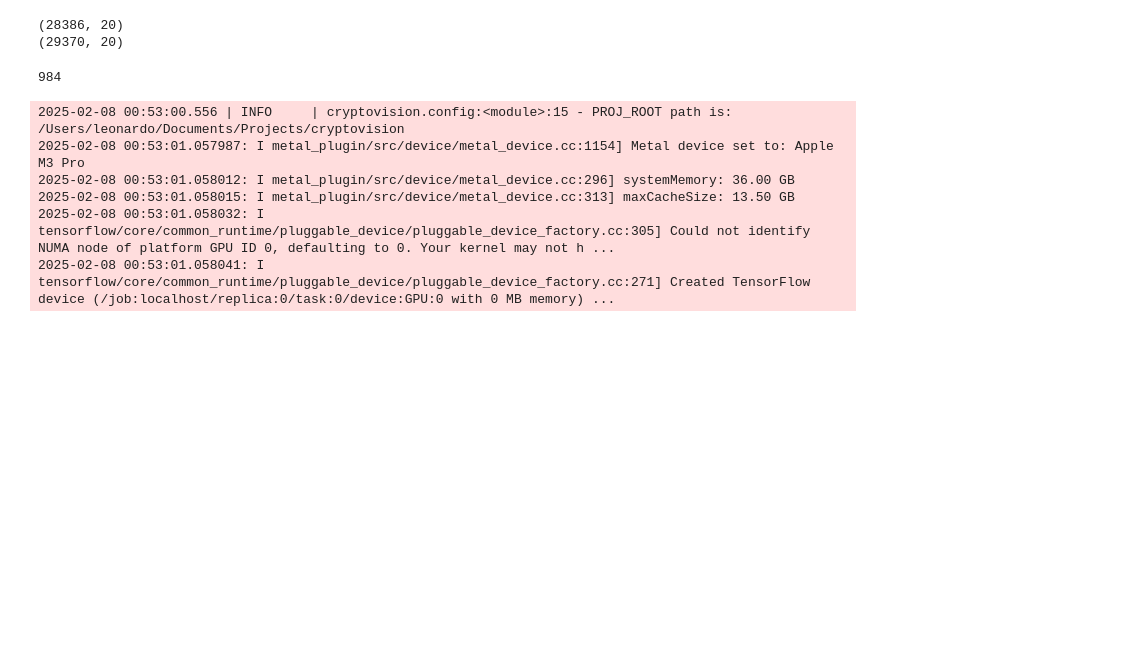
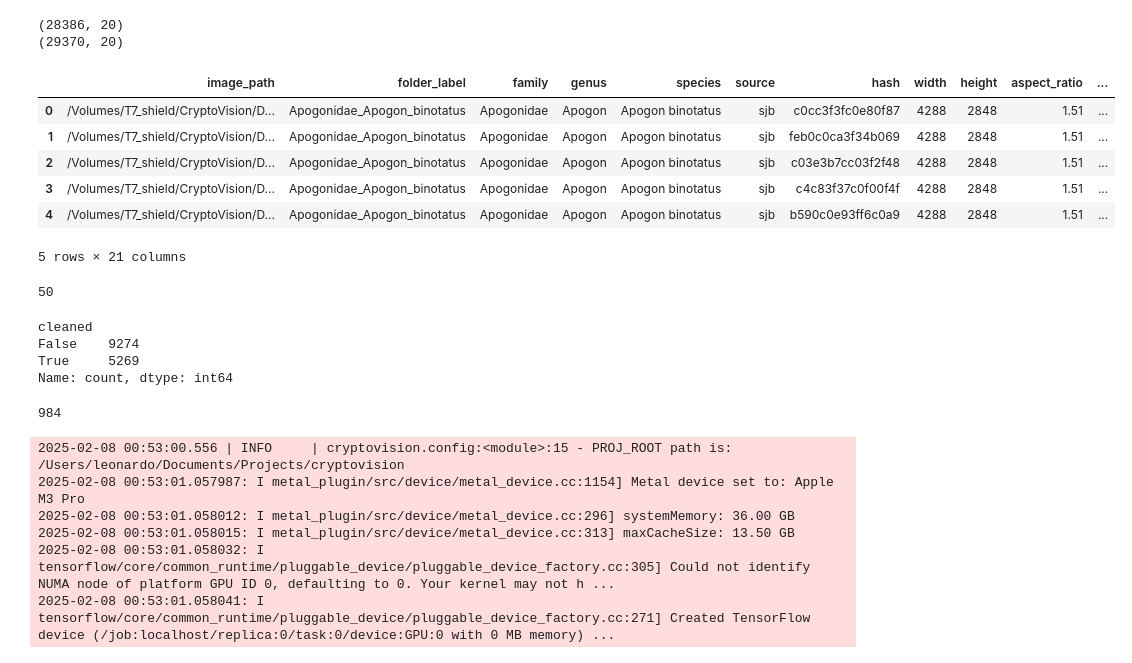
Before and after one commit to leonardo-reginato/cryptovision, a Jupyter notebook: notebooks/data_clean_effect.ipynb, the cells around one changed output. Drawn from its saved outputs; the diff is of its cells as text; code cells hidden in the pictures; blank space fills up the shorter version.

```diff
--- a/notebooks/data_clean_effect.ipynb
+++ b/notebooks/data_clean_effect.ipynb
@@ -37,3 +102,32 @@ print(df_og.shape)
+# %%
+def was_clean(sp, sp_list):
+    if sp in sp_list:
+        return True
+    else:
+        return False
+
+df_clean['cleaned'] = df_clean['folder_label'].apply(lambda x: was_clean(x, sp_list))
+
+df_clean.head()
+# %% [output]
+|  | image_path | folder_label | family | genus | species | source | hash | width | height | aspect_ratio | ... |
+| 0 | /Volumes/T7_shield/CryptoVision/D... | Apogonidae_Apogon_binotatus | Apogonidae | Apogon | Apogon binotatus | sjb | c0cc3f3fc0e80f87 | 4288 | 2848 | 1.51 | ... |
+| 1 | /Volumes/T7_shield/CryptoVision/D... | Apogonidae_Apogon_binotatus | Apogonidae | Apogon | Apogon binotatus | sjb | feb0c0ca3f34b069 | 4288 | 2848 | 1.51 | ... |
+| 2 | /Volumes/T7_shield/CryptoVision/D... | Apogonidae_Apogon_binotatus | Apogonidae | Apogon | Apogon binotatus | sjb | c03e3b7cc03f2f48 | 4288 | 2848 | 1.51 | ... |
+| 3 | /Volumes/T7_shield/CryptoVision/D... | Apogonidae_Apogon_binotatus | Apogonidae | Apogon | Apogon binotatus | sjb | c4c83f37c0f00f4f | 4288 | 2848 | 1.51 | ... |
+| 4 | /Volumes/T7_shield/CryptoVision/D... | Apogonidae_Apogon_binotatus | Apogonidae | Apogon | Apogon binotatus | sjb | b590c0e93ff6c0a9 | 4288 | 2848 | 1.51 | ... |
+5 rows × 21 columns
+# %%
+df_clean[(~df_clean['cleaned']) & (df_clean['source'] == 'inat')]['species'].nunique()
+# %% [output]
+50
+# %%
+df_clean[df_clean['source'] == 'inat']['cleaned'].value_counts()
+# %% [output]
+cleaned
+False    9274
+True     5269
+Name: count, dtype: int64
 # %%
 df_og.shape[0] - df_clean.shape[0]
 # %% [output]
```
Also changed, not shown: parts of 1 cell of this notebook, 1 other file.
